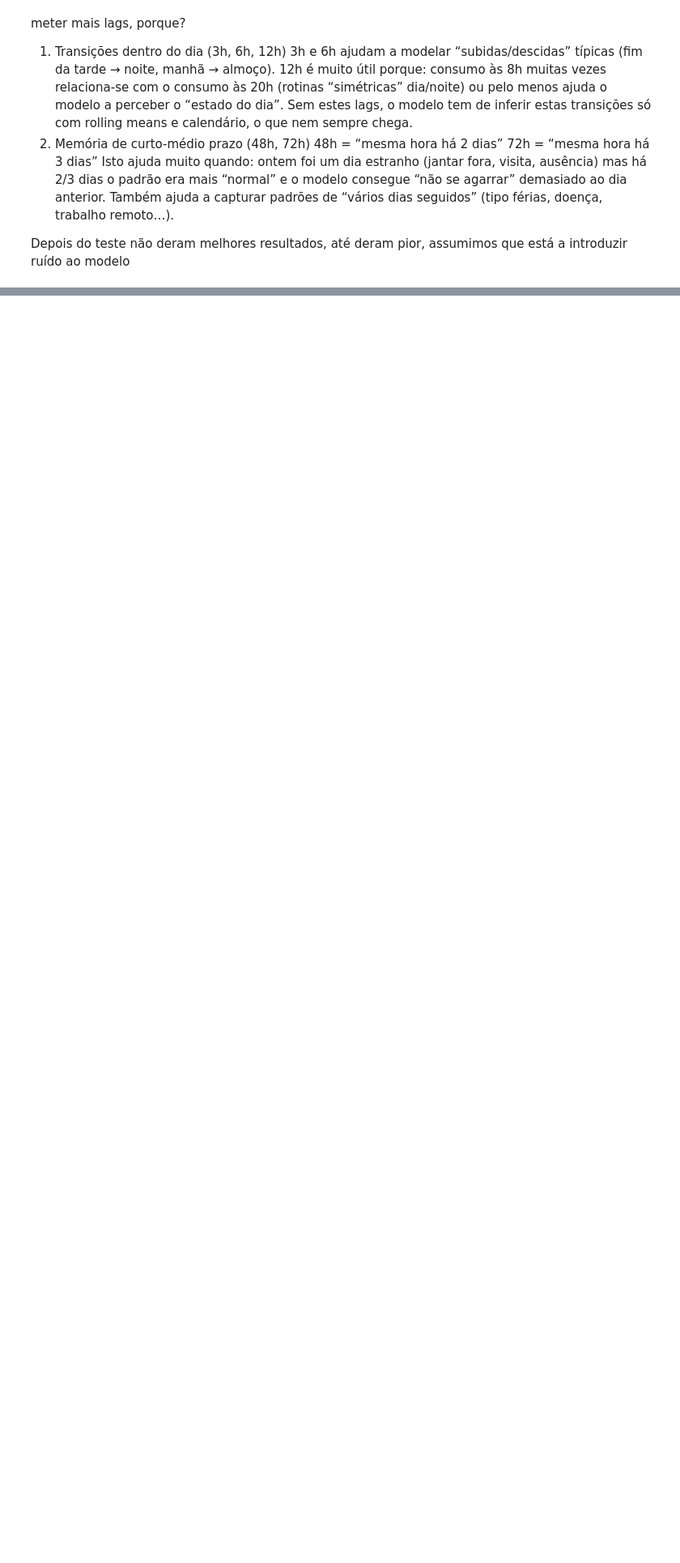
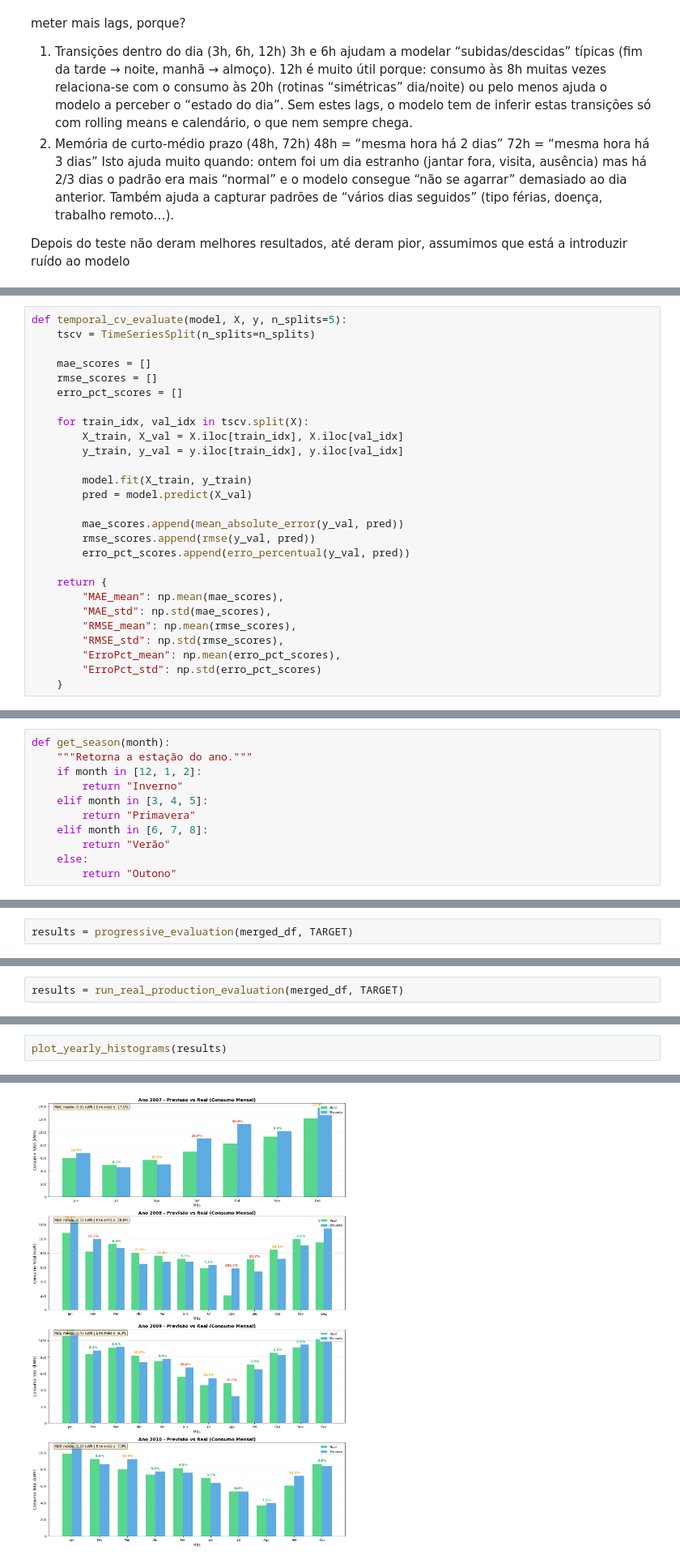
Before and after one commit to alvaroterroso/household-energy-consumption-prediction, a Jupyter notebook: hecp.ipynb, the cells around one changed output, grey strips where cells are left out. Shown at 81% size. Cells and saved outputs as stored; diff of their text form; blank space fills up the shorter version.

Commit message:
model done

```diff
--- a/hecp.ipynb
+++ b/hecp.ipynb
@@ -1053,0 +1106,27 @@ plt.show()
+# %%
+def temporal_cv_evaluate(model, X, y, n_splits=5):
+    tscv = TimeSeriesSplit(n_splits=n_splits)
+
+    mae_scores = []
+    rmse_scores = []
+    erro_pct_scores = []
+
+    for train_idx, val_idx in tscv.split(X):
+        X_train, X_val = X.iloc[train_idx], X.iloc[val_idx]
+        y_train, y_val = y.iloc[train_idx], y.iloc[val_idx]
+
+        model.fit(X_train, y_train)
+        pred = model.predict(X_val)
+
+        mae_scores.append(mean_absolute_error(y_val, pred))
+        rmse_scores.append(rmse(y_val, pred))
+        erro_pct_scores.append(erro_percentual(y_val, pred))
+
+    return {
+        "MAE_mean": np.mean(mae_scores),
+        "MAE_std": np.std(mae_scores),
+        "RMSE_mean": np.mean(rmse_scores),
+        "RMSE_std": np.std(rmse_scores),
+        "ErroPct_mean": np.mean(erro_pct_scores),
+        "ErroPct_std": np.std(erro_pct_scores)
+    }
@@ -1053,0 +1307,11 @@ plt.show()
+# %%
+def get_season(month):
+    """Retorna a estação do ano."""
+    if month in [12, 1, 2]:
+        return "Inverno"
+    elif month in [3, 4, 5]:
+        return "Primavera"
+    elif month in [6, 7, 8]:
+        return "Verão"
+    else:
+        return "Outono"
@@ -1053,0 +1536,2 @@ plt.show()
+# %%
+results = progressive_evaluation(merged_df, TARGET)
@@ -1053,0 +1717,2 @@ plt.show()
+# %%
+results = run_real_production_evaluation(merged_df, TARGET)
@@ -1053,0 +1878,3 @@ plt.show()
+# %%
+plot_yearly_histograms(results)
+# %% [output]
@@ -1053,0 +1884 @@ plt.show()
+[figure, added]
```
Also changed, not shown: parts of 56 cells of this notebook, 9 other files.
